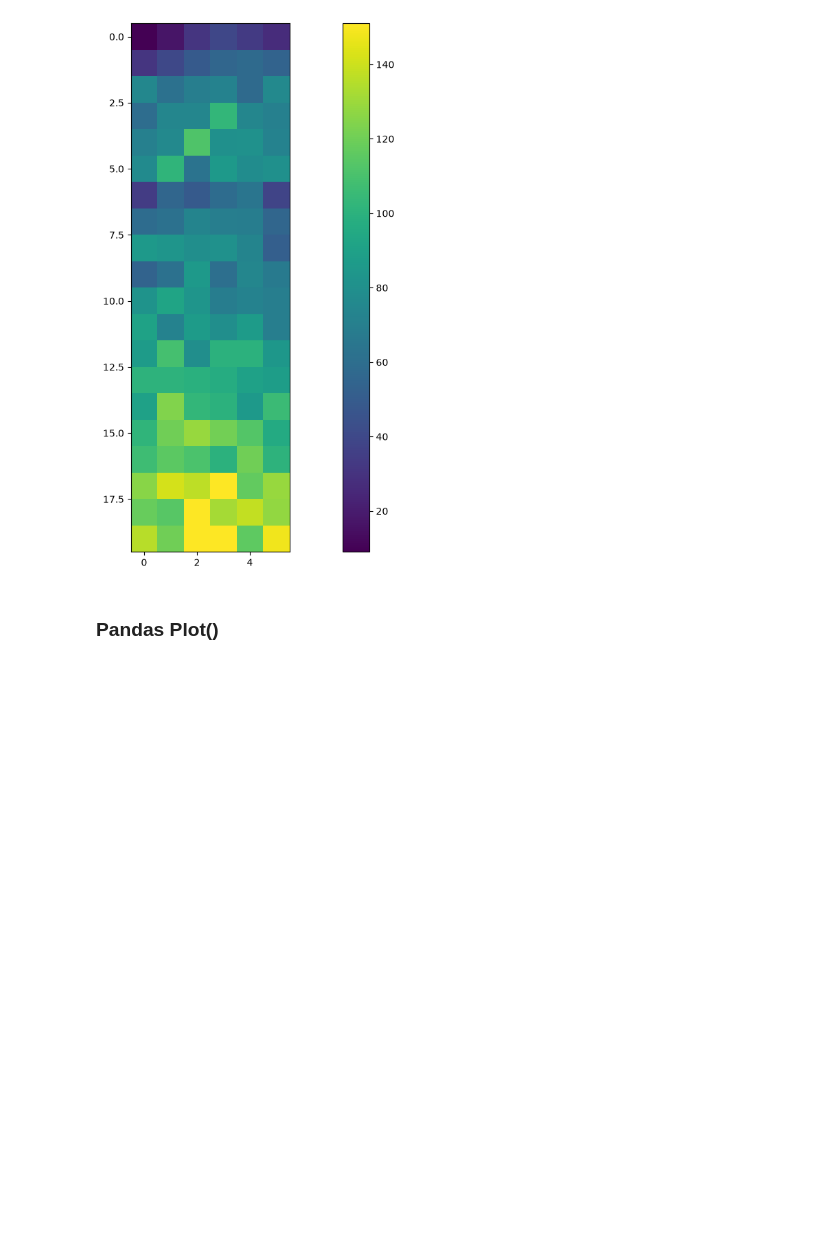
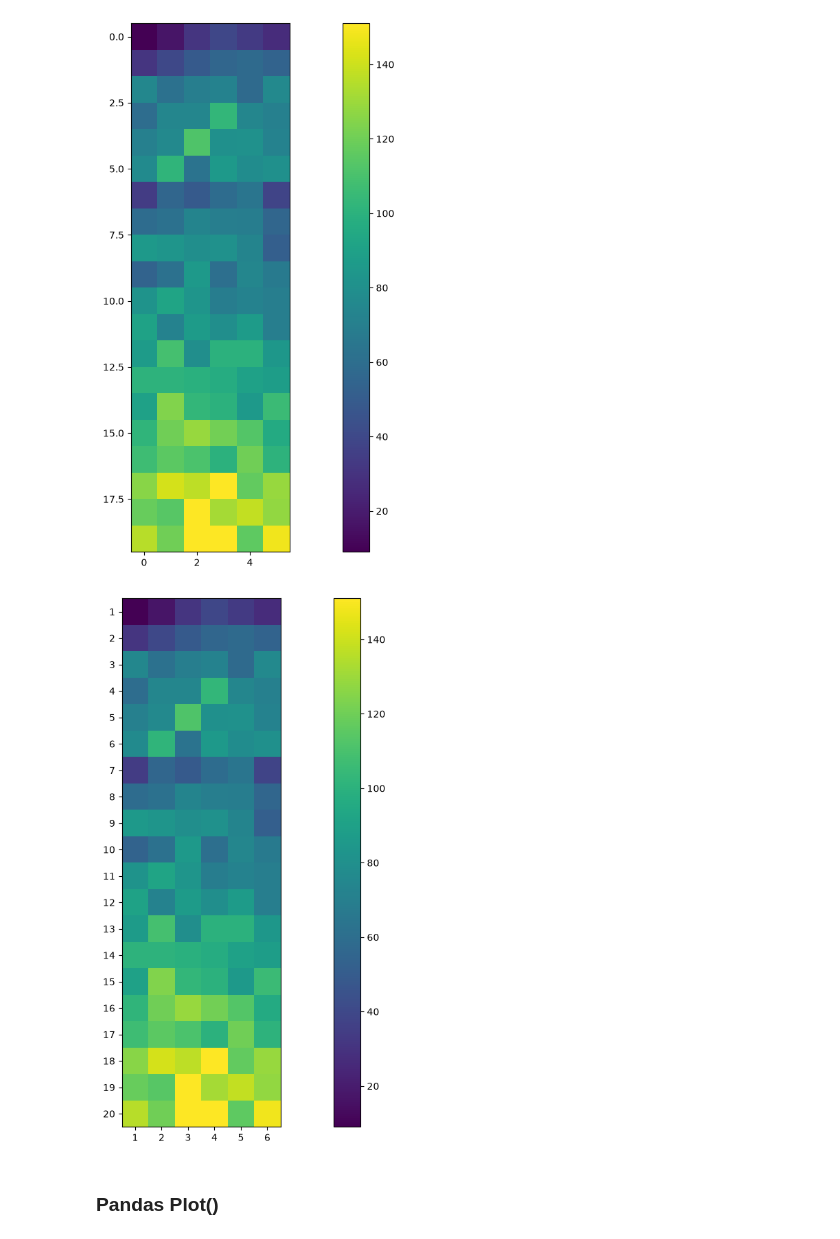
Before and after one commit to AnkitBhardwaj0/python_practice, a Jupyter notebook: matplotlib/advanced_matplotlib.ipynb, the cells around one changed output. Saved outputs shown, nothing was run; the diff lists cells and outputs as text; code cells hidden in the pictures; blank space fills up the shorter version.

Commit message:
learn pandas plot

```diff
--- a/matplotlib/advanced_matplotlib.ipynb
+++ b/matplotlib/advanced_matplotlib.ipynb
@@ -411,5 +411,14 @@ plt.colorbar()
 plt.show()
 # %% [output]
 [figure]
+# %%
+plt.figure(figsize=(20,10))
+plt.imshow(grid)
+plt.colorbar()
+plt.yticks(delivery['overs'].unique(),list(range(1,21)))
+plt.xticks(np.arange(0,6),list(range(1,7)))
+plt.show()
+# %% [output]
+[figure, added]
 # %% [markdown]
 ### Pandas Plot()
```
Also changed, not shown: parts of 47 cells of this notebook.
